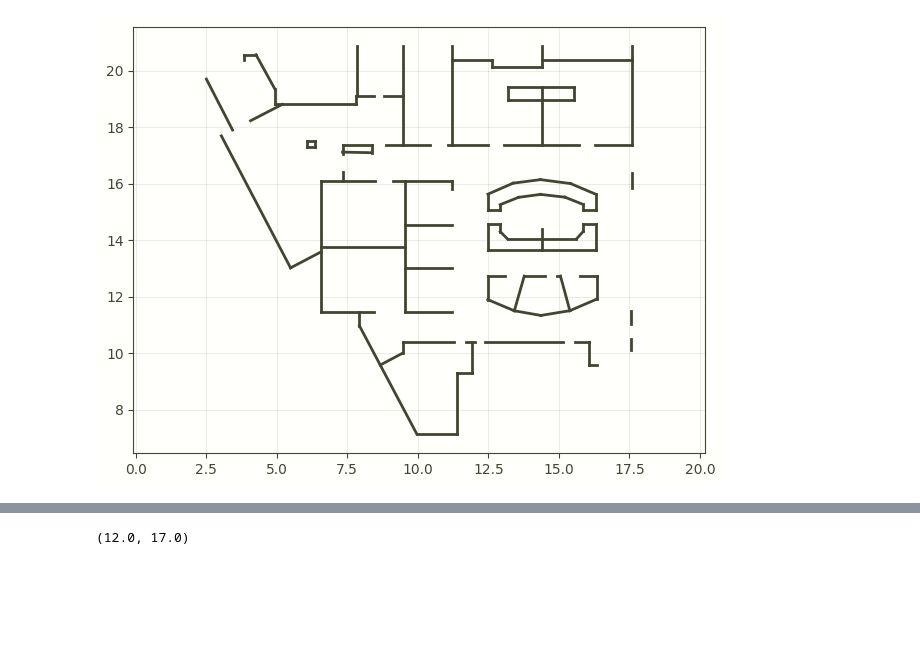
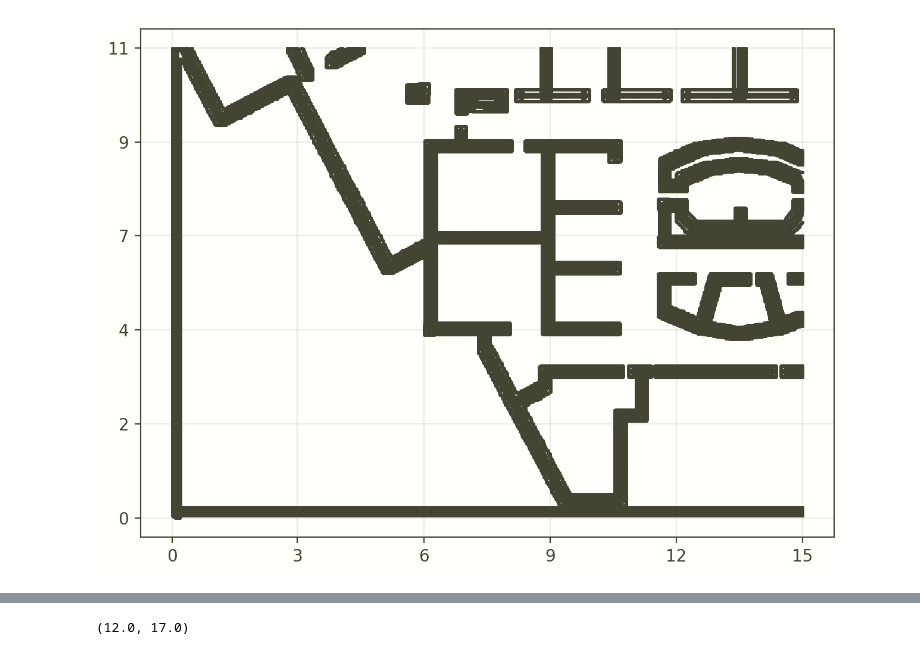
Before and after one commit to leaguilar/pysovist, a Jupyter notebook: example.ipynb, the cells around one changed output, grey strips where cells are left out. Drawn from its saved outputs; the diff is of its cells as text; code cells hidden in the pictures; blank space fills up the shorter version.

```diff
--- a/example.ipynb
+++ b/example.ipynb
@@ -1,21 +1,21 @@
 # %%
 from src.Data2D import Data2D
 
 ## Workflow:
 
 # 1. Instantiate an area/volume class
 vis_2d = Data2D()
 #segments = vis_2d.import_json('../lines_test.json')
 #segments = vis_2d.import_rhino('../rhino_test.3dm')
 #vis_2d.import_csv('../lines_hospital.csv',start_xy=('x1','y1'),end_xy=('x2','y2'))
 #vis_2d.import_svg('../lines_hospital.svg',pagewidth=20,curve_step=0.2)
-vis_2d.import_pdf('../lines_hospital.pdf',page=1,pagewidth=20,curve_step=0.2,crop_extents=[0.1,0.9,0.1,1])
-#vis_2d.import_image('../lines_hospital.png',pagewidth=20,crop_extents=[0,0.8,0,1])
+#vis_2d.import_pdf('../lines_hospital.pdf',page=1,pagewidth=20,curve_step=0.2,crop_extents=[0.1,0.9,0.1,1])
+vis_2d.import_image('../lines_hospital.png',pagewidth=20,crop_extents=[0,0.8,0,1])
 vis_2d.view_plan()
 #vis_2d.import_array(segments)
 #print(vis_2d)
 # %% [output]
-[figure, old version]
+[figure, new version]
 # %%
 import matplotlib.pyplot as plt
 
```
Also changed, not shown: parts of 3 cells of this notebook, 4 other files.
